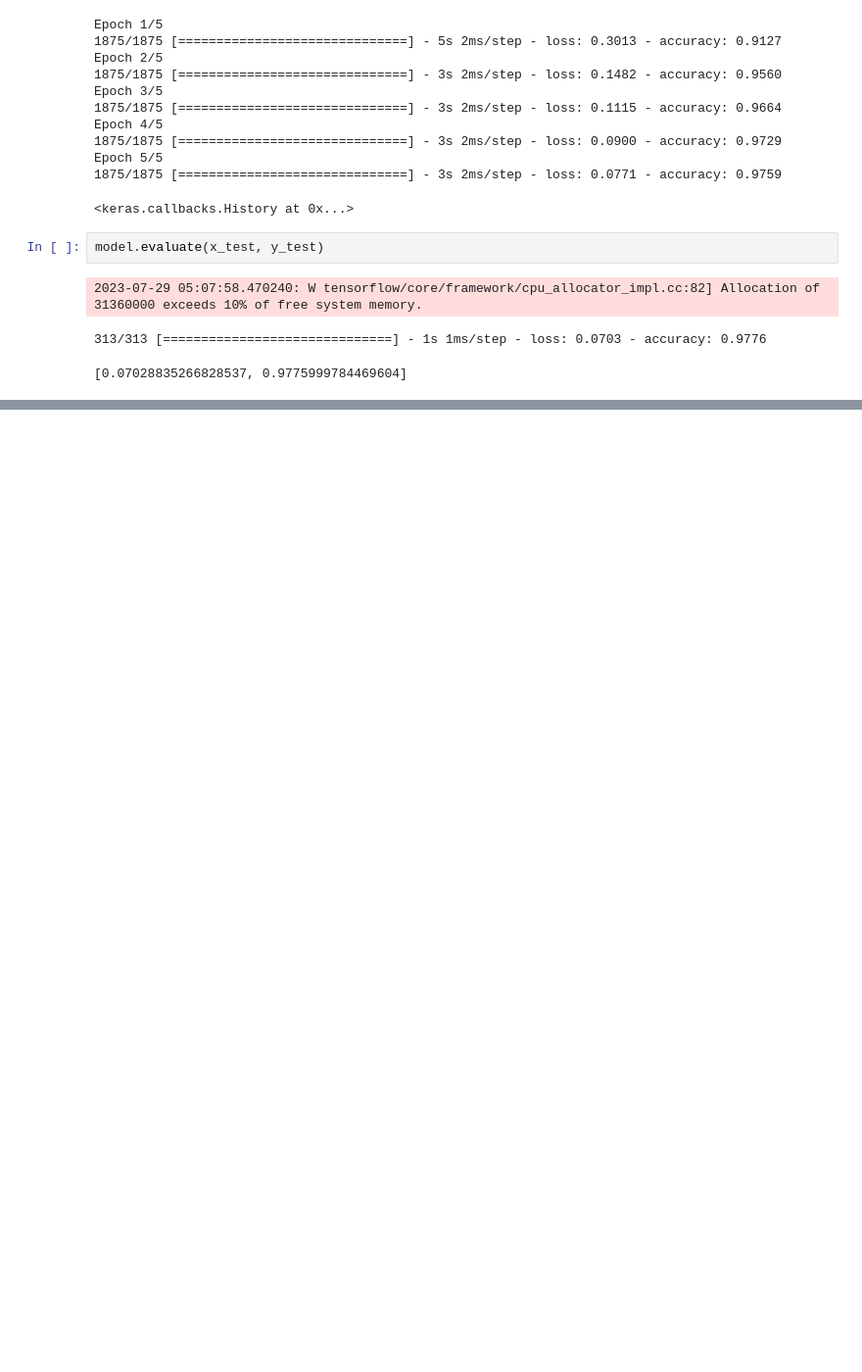
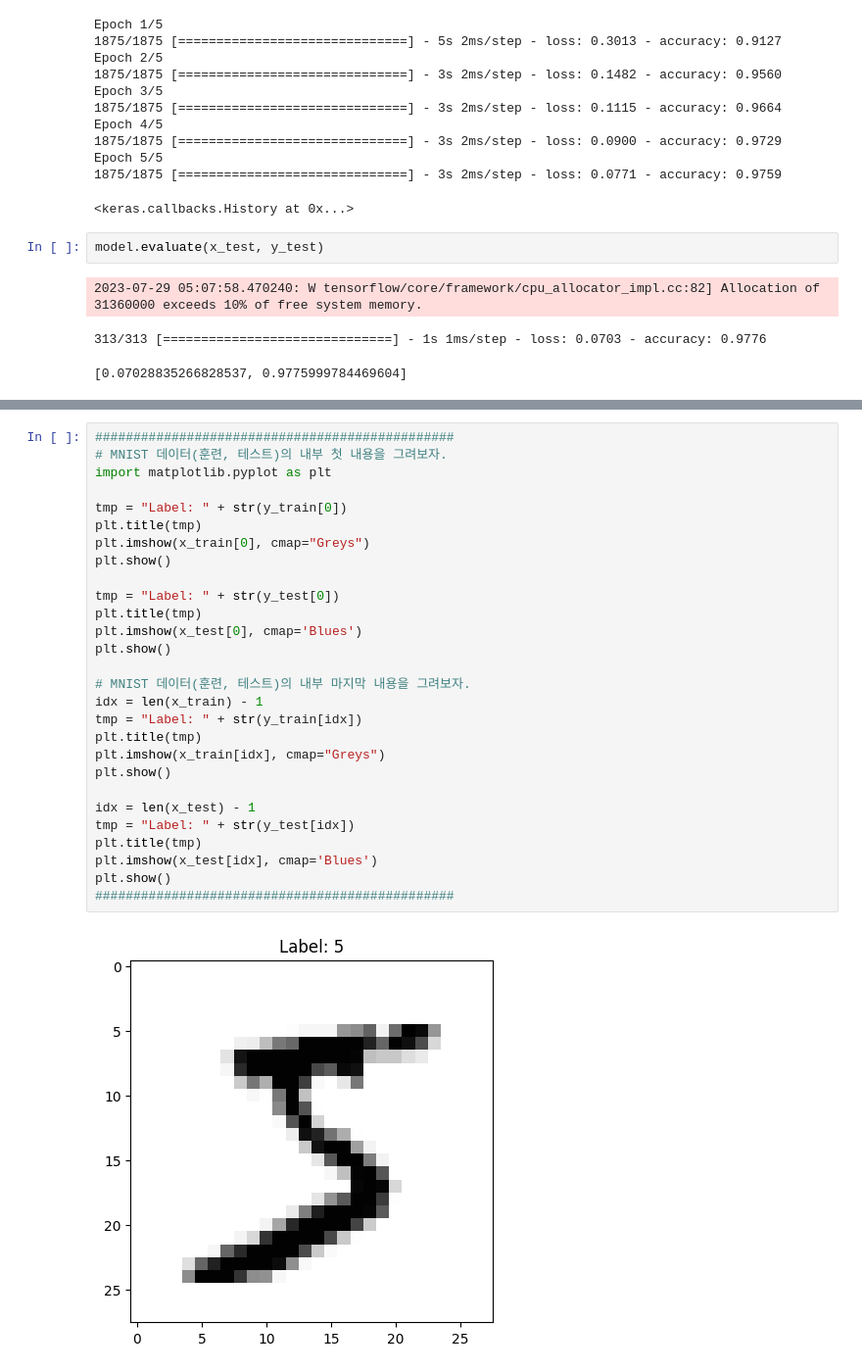
Before and after one commit to chatkang/code-jupyter, a Jupyter notebook: notebooks/mnist-digit.ipynb, the cells around one changed output, grey strips where cells are left out. Shown at 98% size. Drawn from its saved outputs; the diff is of its cells as text; blank space fills up the shorter version.

Commit message:
mnist digit data

```diff
--- a/notebooks/mnist-digit.ipynb
+++ b/notebooks/mnist-digit.ipynb
@@ -59,0 +114,30 @@ model.evaluate(x_test, y_test)
+# %%
+###############################################
+# MNIST 데이터(훈련, 테스트)의 내부 첫 내용을 그려보자.
+import matplotlib.pyplot as plt
+
+tmp = "Label: " + str(y_train[0])
+plt.title(tmp)
+plt.imshow(x_train[0], cmap="Greys")
+plt.show()
+
+tmp = "Label: " + str(y_test[0])
+plt.title(tmp)
+plt.imshow(x_test[0], cmap='Blues')
+plt.show()
+
+# MNIST 데이터(훈련, 테스트)의 내부 마지막 내용을 그려보자.
+idx = len(x_train) - 1
+tmp = "Label: " + str(y_train[idx])
+plt.title(tmp)
+plt.imshow(x_train[idx], cmap="Greys")
+plt.show()
+
+idx = len(x_test) - 1
+tmp = "Label: " + str(y_test[idx])
+plt.title(tmp)
+plt.imshow(x_test[idx], cmap='Blues')
+plt.show()
+###############################################
+# %% [output]
+[figure, added]
```
Also changed, not shown: parts of 8 cells of this notebook.
